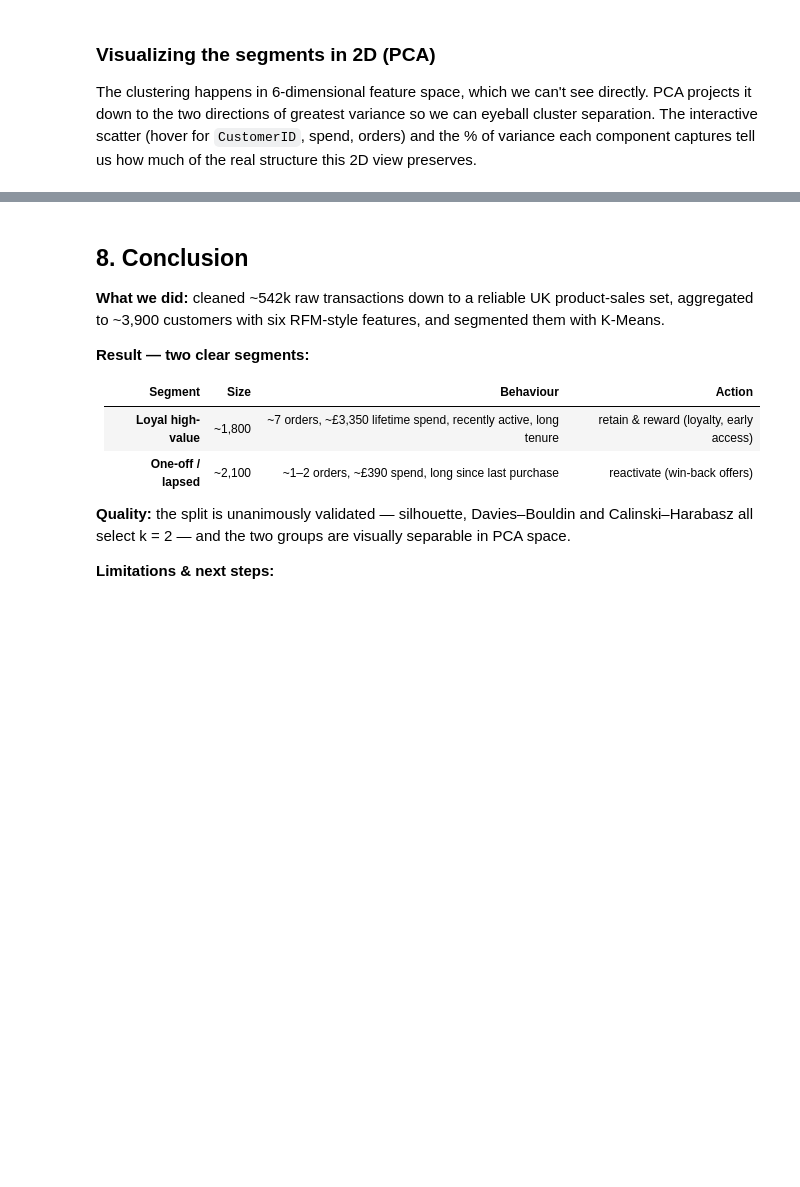
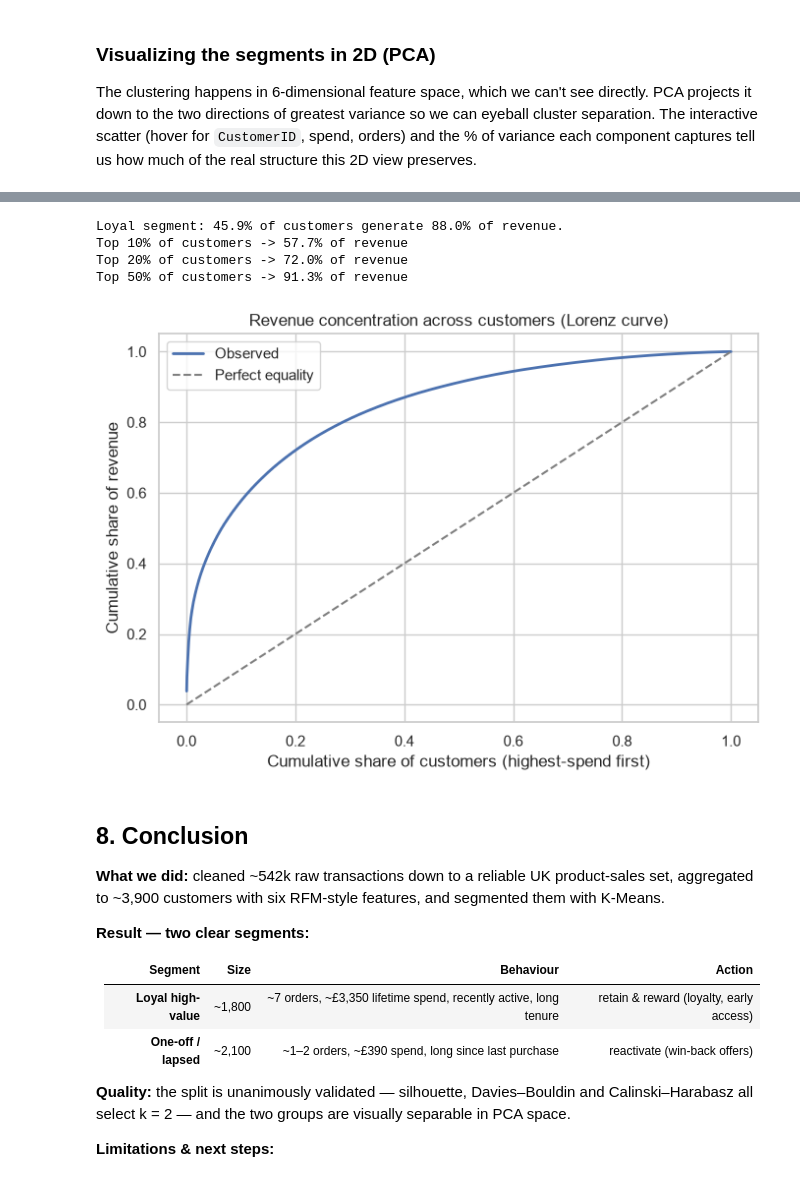
Before and after one commit to OmarKhaled288/cit-assignment, a Jupyter notebook: assignment.ipynb, the cells around one changed output, grey strips where cells are left out. Drawn from its saved outputs; the diff is of its cells as text; code cells hidden in the pictures; blank space fills up the shorter version.

```diff
--- a/assignment.ipynb
+++ b/assignment.ipynb
@@ -686,3 +719,34 @@ fig.show()
+# %%
+loyal = rev_by_cluster.filter(pl.col("cluster") == loyal_cluster).row(0, named=True)
+print(f"\nLoyal segment: {loyal['cust_share']:.1%} of customers generate "
+      f"{loyal['rev_share']:.1%} of revenue.")
+
+# 2) Lorenz curve: cumulative share of revenue vs cumulative share of customers,
+#    ranked from highest spender down — the further it bows from the diagonal,
+#    the more concentrated revenue is.
+spend = np.sort(result["total_spent"].to_numpy())[::-1]      # high -> low
+cum_rev = np.cumsum(spend) / spend.sum()
+cum_cust = np.arange(1, len(spend) + 1) / len(spend)
+
+for q in (0.1, 0.2, 0.5):
+    idx = int(q * len(spend)) - 1
+    print(f"Top {q:.0%} of customers -> {cum_rev[idx]:.1%} of revenue")
+
+plt.figure(figsize=(7, 5))
+plt.plot(cum_cust, cum_rev, color=BLUE, lw=2, label="Observed")
+plt.plot([0, 1], [0, 1], color="grey", ls="--", label="Perfect equality")
+plt.xlabel("Cumulative share of customers (highest-spend first)")
+plt.ylabel("Cumulative share of revenue")
+plt.title("Revenue concentration across customers (Lorenz curve)")
+plt.legend()
+plt.tight_layout()
+plt.show()
+# %% [output]
+Loyal segment: 45.9% of customers generate 88.0% of revenue.
+Top 10% of customers -> 57.7% of revenue
+Top 20% of customers -> 72.0% of revenue
+Top 50% of customers -> 91.3% of revenue
+[figure, added]
 # %% [markdown]
 ## 8. Conclusion
 
```
Also changed, not shown: parts of 2 cells of this notebook, 1 other file.
